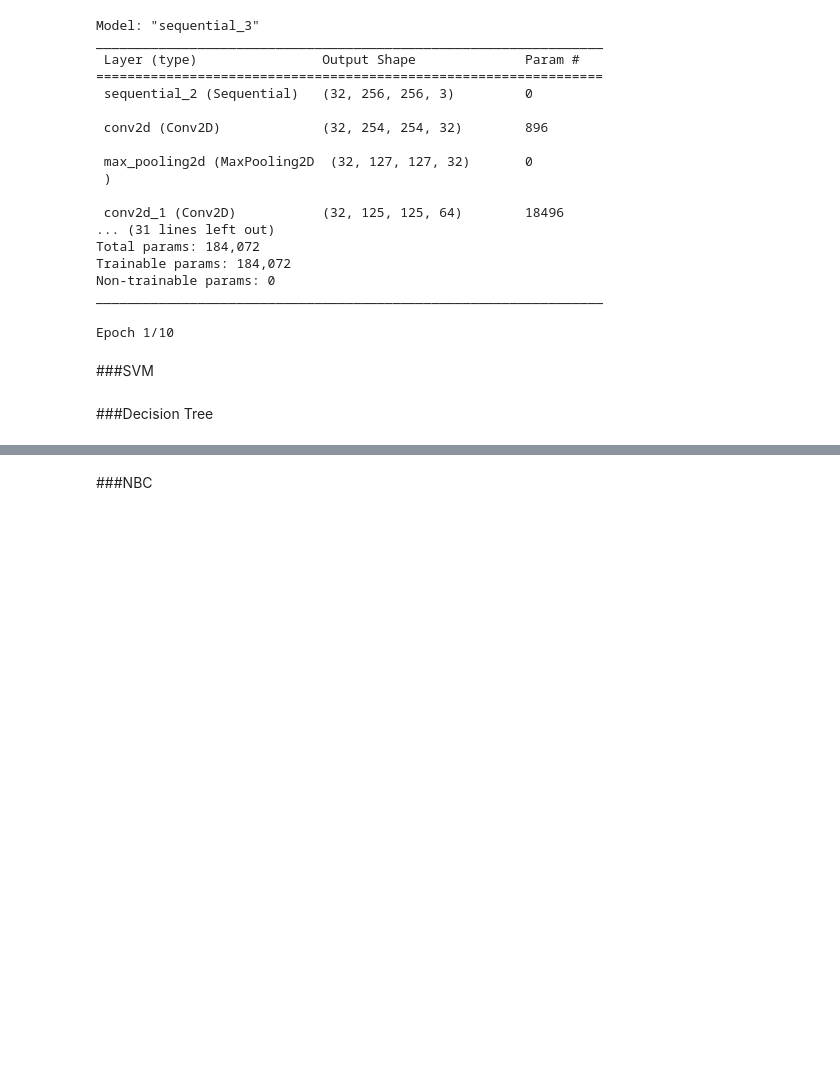
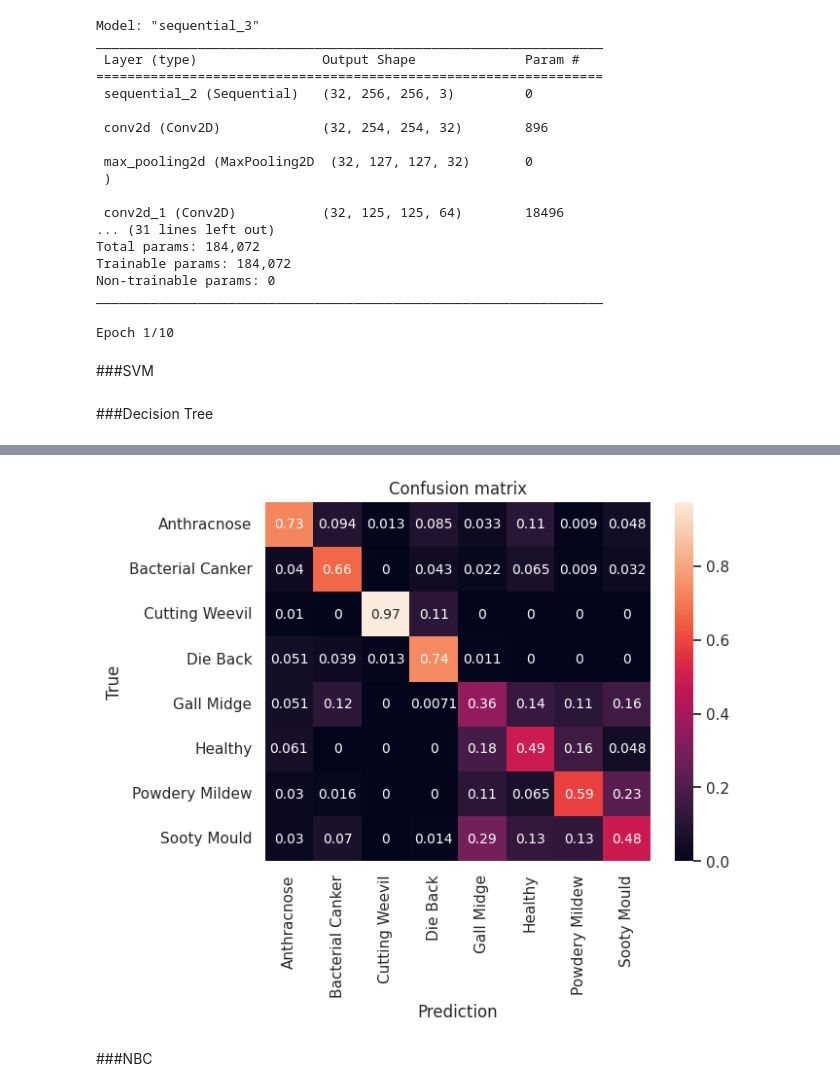
Before and after one commit to mayukhathumiki876/Maongo-Leaf-Disease-Image-Classification, a Jupyter notebook: Main_Project.ipynb, the cells around one changed output, grey strips where cells are left out. Cells and saved outputs as stored; diff of their text form; code cells hidden in the pictures; blank space fills up the shorter version.

```diff
--- a/Main_Project.ipynb
+++ b/Main_Project.ipynb
@@ -221,7 +218,7 @@ if not os.path.exists(newpath):
 # %%
-'''for c in class_names:
+for c in class_names:
     dest =  r'./test/'+str(c)
     os.makedirs(dest)
     for i in list(test[test['label']==c]['filename']): # Image Id
         get_image = os.path.join('/content/mango-leaf-disease-dataset', i) # Path to Images
-        move_image_to_cat = shutil.copy(get_image, dest)'''
+        move_image_to_cat = shutil.copy(get_image, dest)
@@ -505,18 +488,6 @@ for i, filepath in enumerate(train['filename']):
 # %%
-'''# Extract labels
-y_train = train['label'].values
-
-# Flatten the image arrays
-X_train = X_train.reshape(len(train), -1)'''
-
-
-
 # Define the SVM classifier and fit the training data
 svm_clf = SVC(kernel='rbf', C=10, gamma=0.001)
 svm_model = svm_clf.fit(X_train, y_train)
-
-#Saving the model as pickle (.pkl) file
-with open('/content/Data/mnbmodel.pkl','wb') as f:
-    pickle.dump(svm_clf,f)
 # %%
 # Predict the labels for the training data
@@ -549,9 +524,6 @@ print('Test accuracy:', svm_acc_test)
 # %%
-from sklearn.tree import DecisionTreeClassifier
-from sklearn.metrics import accuracy_score
-
 # Initialize a decision tree classifier
-dt_clf = DecisionTreeClassifier(criterion='entropy', max_depth=10, min_samples_split=2, min_samples_leaf=1, max_features=None)
+dt_clf = DecisionTreeClassifier(criterion='entropy', max_depth=5, min_samples_split=2, min_samples_leaf=1, max_features=None)
 
 # Train the classifier on the training data
-dt_clf.fit(X_train.reshape(len(train), -1), y_train)
+dt_model = dt_clf.fit(X_train.reshape(len(train), -1), y_train)
@@ -569,17 +539,8 @@ Training accuracy: 0.97875
 # %%
-# read test images and convert them into numpy arrays
-dt_X_test = np.zeros((len(test), IMAGE_SIZE, IMAGE_SIZE, CHANNELS), dtype=np.uint8)
-for i, filepath in enumerate(test['filename']):
-    img = load_img(filepath, target_size=(IMAGE_SIZE, IMAGE_SIZE))
-    dt_X_test[i] = img_to_array(img)
-
-# extract test labels
-dt_y_test = test['label'].values
-
 # predict the labels for the test data using the trained classifier
-dt_y_pred_test = dt_clf.predict(dt_X_test.reshape(len(test), -1))
+dt_y_pred_test = dt_clf.predict(X_test.reshape(len(test), -1))
 
 # evaluate the accuracy of the classifier on the test data
-dt_acc_test = accuracy_score(dt_y_test, dt_y_pred_test)
+dt_acc_test = accuracy_score(y_test, dt_y_pred_test)
 print('Test accuracy:', dt_acc_test)
 # %% [output]
@@ -587,2 +585,13 @@ Test accuracy: 0.69875
+# %%
+res = confusion_matrix(y_test, dt_y_pred_test , normalize='pred')
+cm = pd.DataFrame(res, class_names, class_names)
+sns.set(font_scale=1)
+ax=plt.subplot()
+sns.heatmap(cm, annot=True, annot_kws={"size": 10})
+ax.set_xlabel('Prediction');ax.set_ylabel('True');
+ax.set_title('Confusion matrix');
+plt.show()
+# %% [output]
+[figure, added]
 # %% [markdown]
 ###NBC
```
Also changed, not shown: parts of 45 cells of this notebook.
